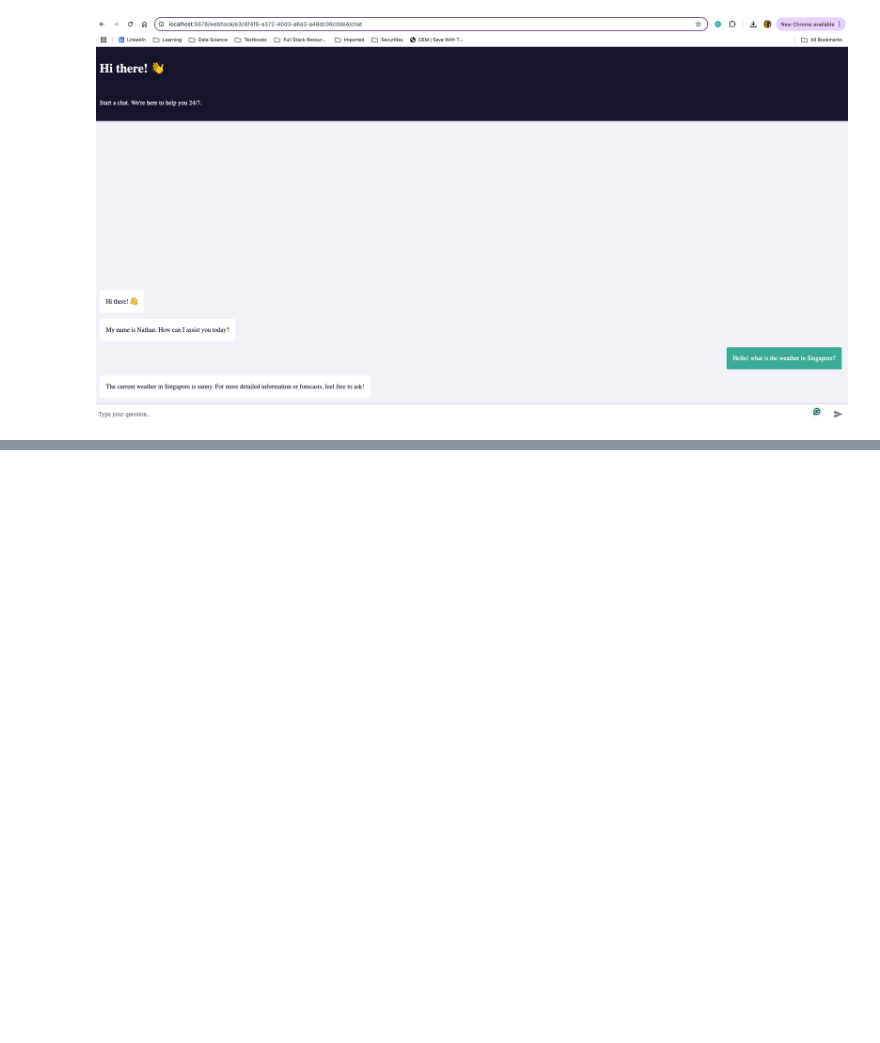
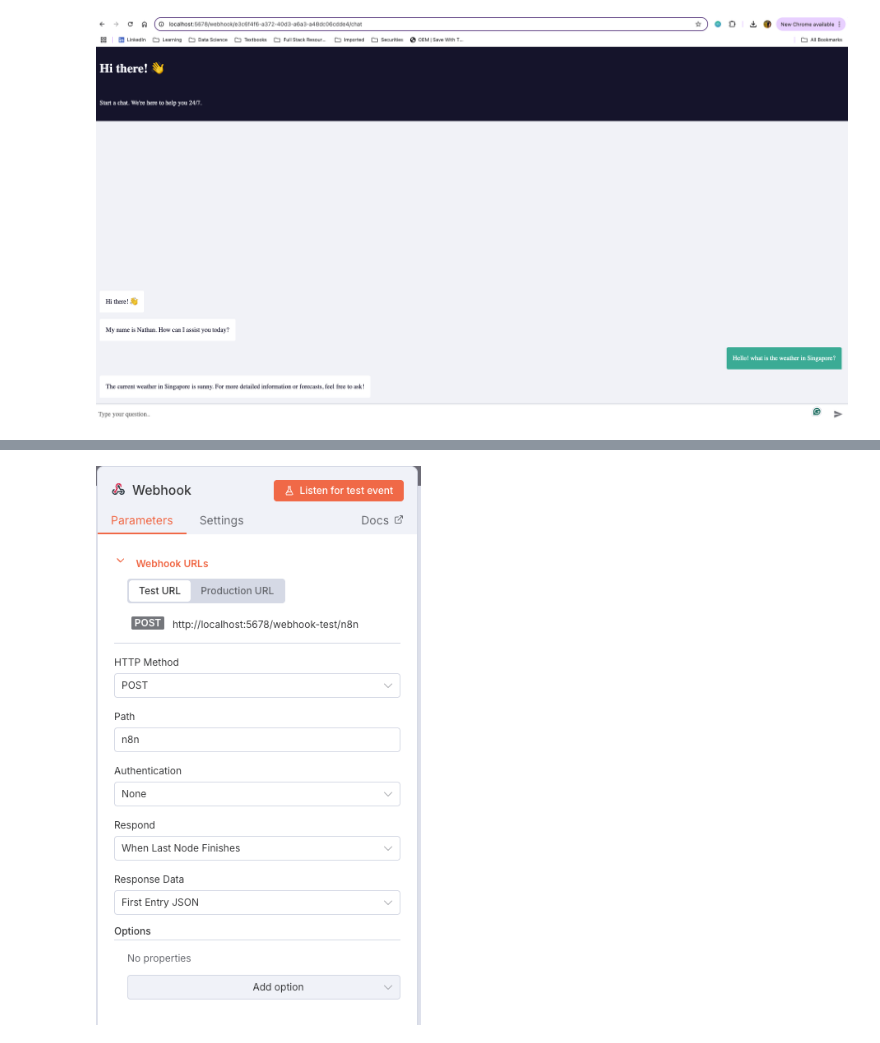
Before and after one commit to tituslhy/n8n-playground, a Jupyter notebook: notebooks/0. n8n_walkthrough.ipynb, the cells around one changed output, grey strips where cells are left out. Saved outputs shown, nothing was run; the diff lists cells and outputs as text; code cells hidden in the pictures; blank space fills up the shorter version.

```diff
--- a/notebooks/2. building_your_agents.ipynb
+++ b/notebooks/0. n8n_walkthrough.ipynb
@@ -207,0 +216,4 @@ display(Image("../images/21. N8n public chat UI.png"))
+# %%
+display(Image("../images/22. Set Endpoint.png"))
+# %% [output]
+[figure, added]
```
Also changed, not shown: parts of 5 cells of this notebook, 2 other files.
